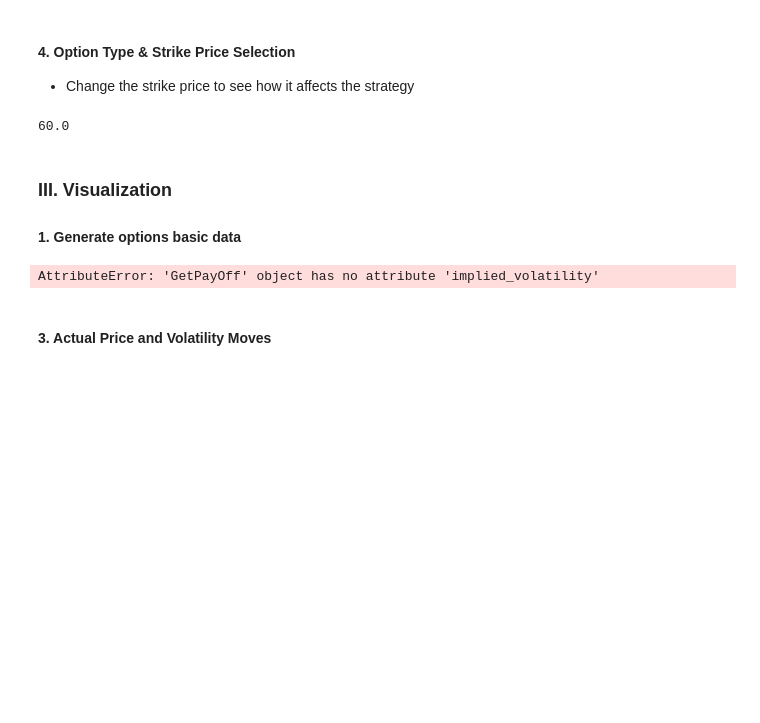
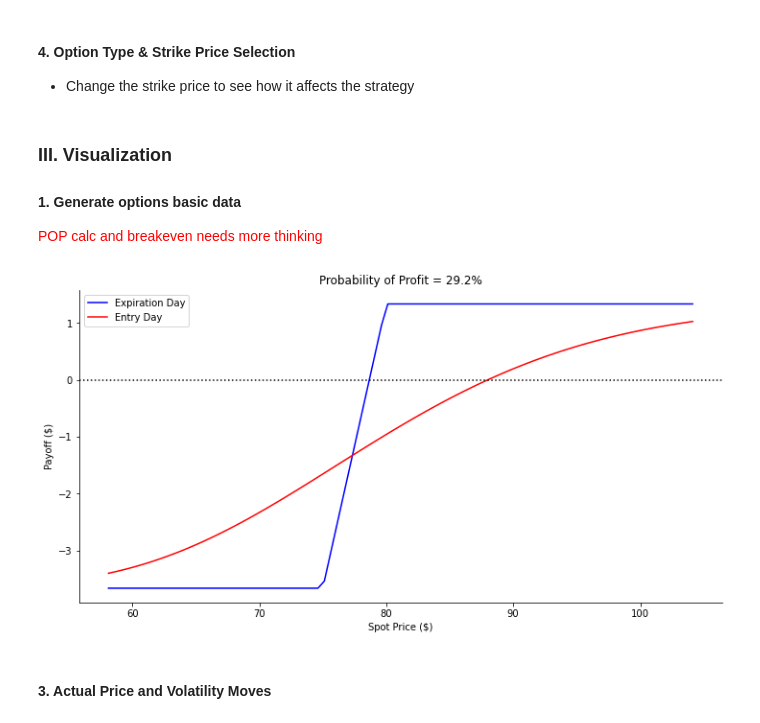
Before and after one commit to chen-albert-liang/Optegic, a Jupyter notebook: BullishStrategy/Test.ipynb, the cells around one changed output. Drawn from its saved outputs; the diff is of its cells as text; code cells hidden in the pictures; blank space fills up the shorter version.

```diff
--- a/BullishStrategy/Test.ipynb
+++ b/BullishStrategy/Test.ipynb
@@ -33,30 +44,26 @@ expiry = GetExpiration(Ticker, Start_Date, End_Date, []).expiration_dates
 # %% [markdown]
 #### 3. Choose option expiration and  enter dates
 # %%
-entry_date = [datetime.datetime(2017, 1, 4)]
-expiration = [datetime.datetime(2018, 5, 18)]
+entry_date = datetime.datetime(2018, 2, 5)
+expiration = datetime.datetime(2018, 5, 18)
 # %% [markdown]
 #### 4. Option Type & Strike Price Selection
 * Change the strike price to see how it affects the strategy
 # %%
 option_type = ['P', 'P']
-action = ['S', 'L']
-strike_price = [65, 55]  # Deep in the money
+action = ['L','S']
+strike_price = [75, 80]  # Deep in the money
 # strike_price = 55  # At the money
 # strike_price = 65  # Far out of the money
-# %%
-import numpy as np
-np.mean(strike_price)
-# %% [output]
-60.0
 # %% [markdown]
 ### III. Visualization
 #### 1. Generate options basic data
+<font color='red'>POP calc and breakeven needs more thinking</font>
 # %%
-payoff = GetPayOff(Ticker, strike_price, entry_date[0], expiration[0], option_type, action)
-# payoff.plot_payoff()
+payoff = GetPayOff(Ticker, strike_price, entry_date, expiration, option_type, action)
+payoff.plot_payoff()
 # %% [output]
-AttributeError: 'GetPayOff' object has no attribute 'implied_volatility'
+[figure, added]
 # %% [markdown]
 
 #### 3. Actual Price and Volatility Moves
```
Also changed, not shown: parts of 19 cells of this notebook, 6 other files.
